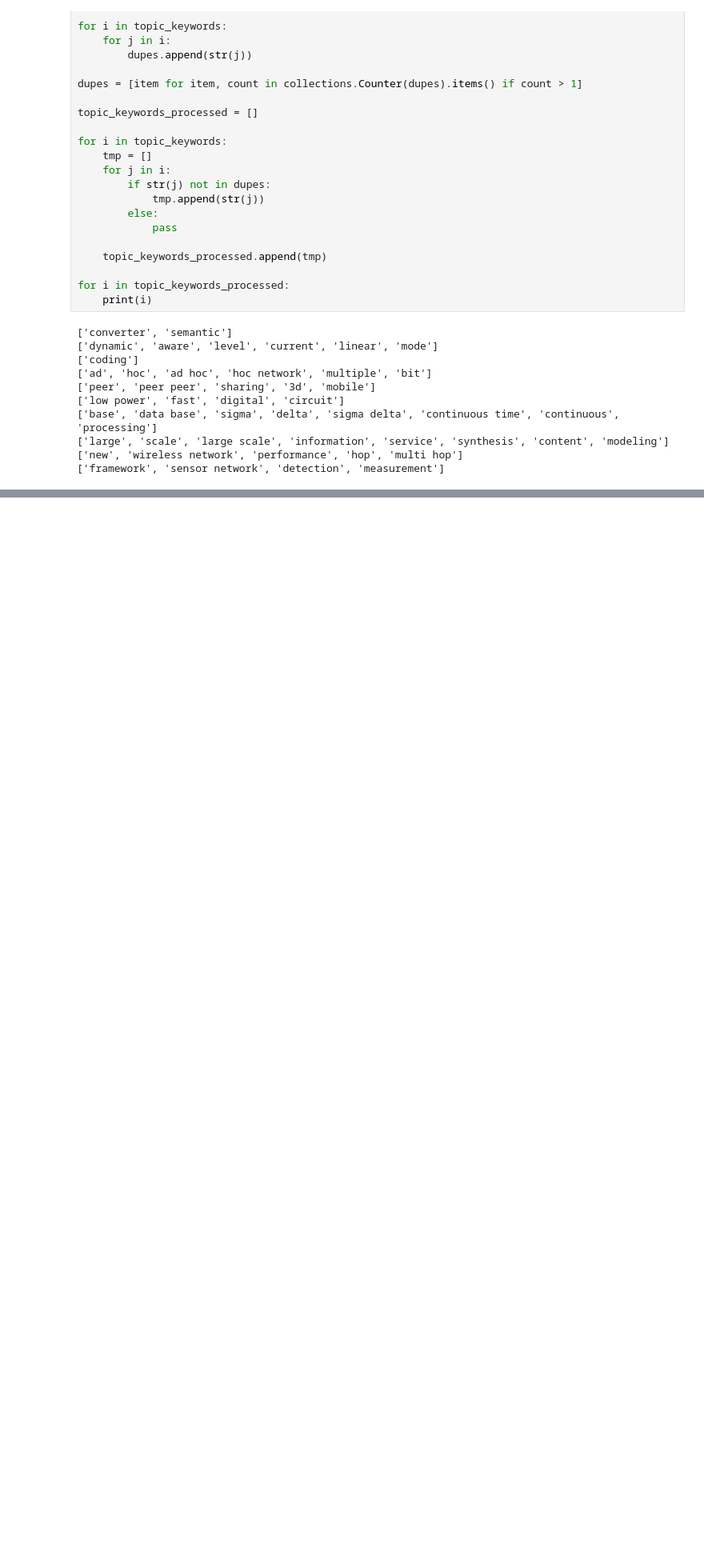
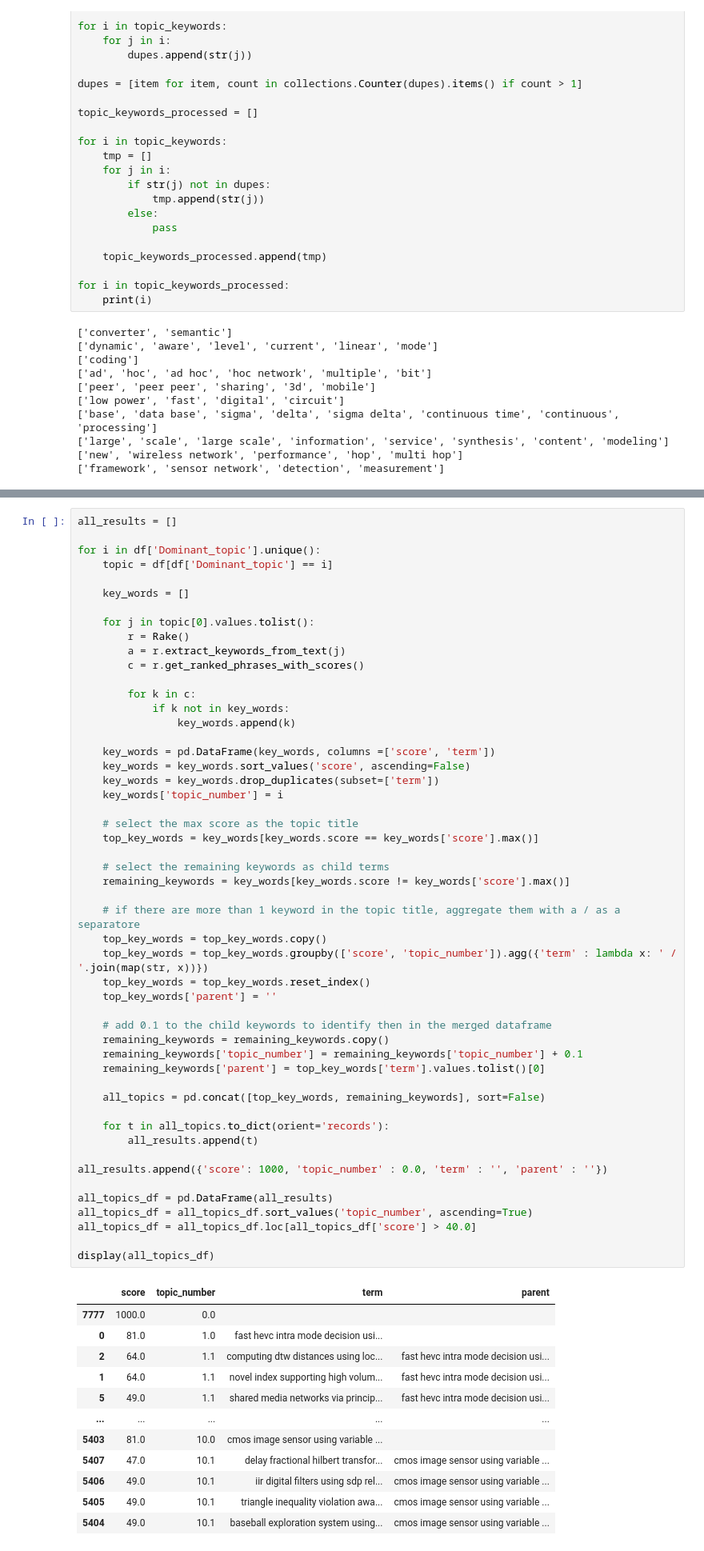
Before and after one commit to LowriWilliams/Topic_Modelling_Beyond_Tokens, a Jupyter notebook: topic_modelling.ipynb, the cells around one changed output, grey strips where cells are left out. Shown: that part at 80% size. Cells and saved outputs as stored; diff of their text form; blank space fills up the shorter version.

```diff
--- a/topic_modelling.ipynb
+++ b/topic_modelling.ipynb
@@ -404,0 +295,64 @@ display(all_topics_df)
+# %%
+all_results = []
+
+for i in df['Dominant_topic'].unique():
+    topic = df[df['Dominant_topic'] == i]
+
+    key_words = []
+
+    for j in topic[0].values.tolist():
+        r = Rake()
+        a = r.extract_keywords_from_text(j)
+        c = r.get_ranked_phrases_with_scores()
+
+        for k in c:
+            if k not in key_words:
+                key_words.append(k)
+
+    key_words = pd.DataFrame(key_words, columns =['score', 'term'])
+    key_words = key_words.sort_values('score', ascending=False)
+    key_words = key_words.drop_duplicates(subset=['term'])
+    key_words['topic_number'] = i
+
+    # select the max score as the topic title
+    top_key_words = key_words[key_words.score == key_words['score'].max()]
+
+    # select the remaining keywords as child terms
+    remaining_keywords = key_words[key_words.score != key_words['score'].max()]
+
+    # if there are more than 1 keyword in the topic title, aggregate them with a / as a separatore
+    top_key_words = top_key_words.copy()
+    top_key_words = top_key_words.groupby(['score', 'topic_number']).agg({'term' : lambda x: ' / '.join(map(str, x))})
+    top_key_words = top_key_words.reset_index()
+    top_key_words['parent'] = ''
+
+    # add 0.1 to the child keywords to identify then in the merged dataframe
+    remaining_keywords = remaining_keywords.copy()
+    remaining_keywords['topic_number'] = remaining_keywords['topic_number'] + 0.1
+    remaining_keywords['parent'] = top_key_words['term'].values.tolist()[0]
+
+    all_topics = pd.concat([top_key_words, remaining_keywords], sort=False)
+
+    for t in all_topics.to_dict(orient='records'):
+        all_results.append(t)
+
+all_results.append({'score': 1000, 'topic_number' : 0.0, 'term' : '', 'parent' : ''})
+
+all_topics_df = pd.DataFrame(all_results)
+all_topics_df = all_topics_df.sort_values('topic_number', ascending=True)
+all_topics_df = all_topics_df.loc[all_topics_df['score'] > 40.0]
+
+display(all_topics_df)
+# %% [output]
+|  | score | topic_number | term | parent |
+| 7777 | 1000.0 | 0.0 |  |  |
+| 0 | 81.0 | 1.0 | fast hevc intra mode decision usi... |  |
+| 2 | 64.0 | 1.1 | computing dtw distances using loc... | fast hevc intra mode decision usi... |
+| 1 | 64.0 | 1.1 | novel index supporting high volum... | fast hevc intra mode decision usi... |
+| 5 | 49.0 | 1.1 | shared media networks via princip... | fast hevc intra mode decision usi... |
+| ... | ... | ... | ... | ... |
+| 5403 | 81.0 | 10.0 | cmos image sensor using variable ... |  |
+| 5407 | 47.0 | 10.1 | delay fractional hilbert transfor... | cmos image sensor using variable ... |
+| 5406 | 49.0 | 10.1 | iir digital filters using sdp rel... | cmos image sensor using variable ... |
+| 5405 | 49.0 | 10.1 | triangle inequality violation awa... | cmos image sensor using variable ... |
+| 5404 | 49.0 | 10.1 | baseball exploration system using... | cmos image sensor using variable ... |
```
Also changed, not shown: parts of 3 cells of this notebook.
